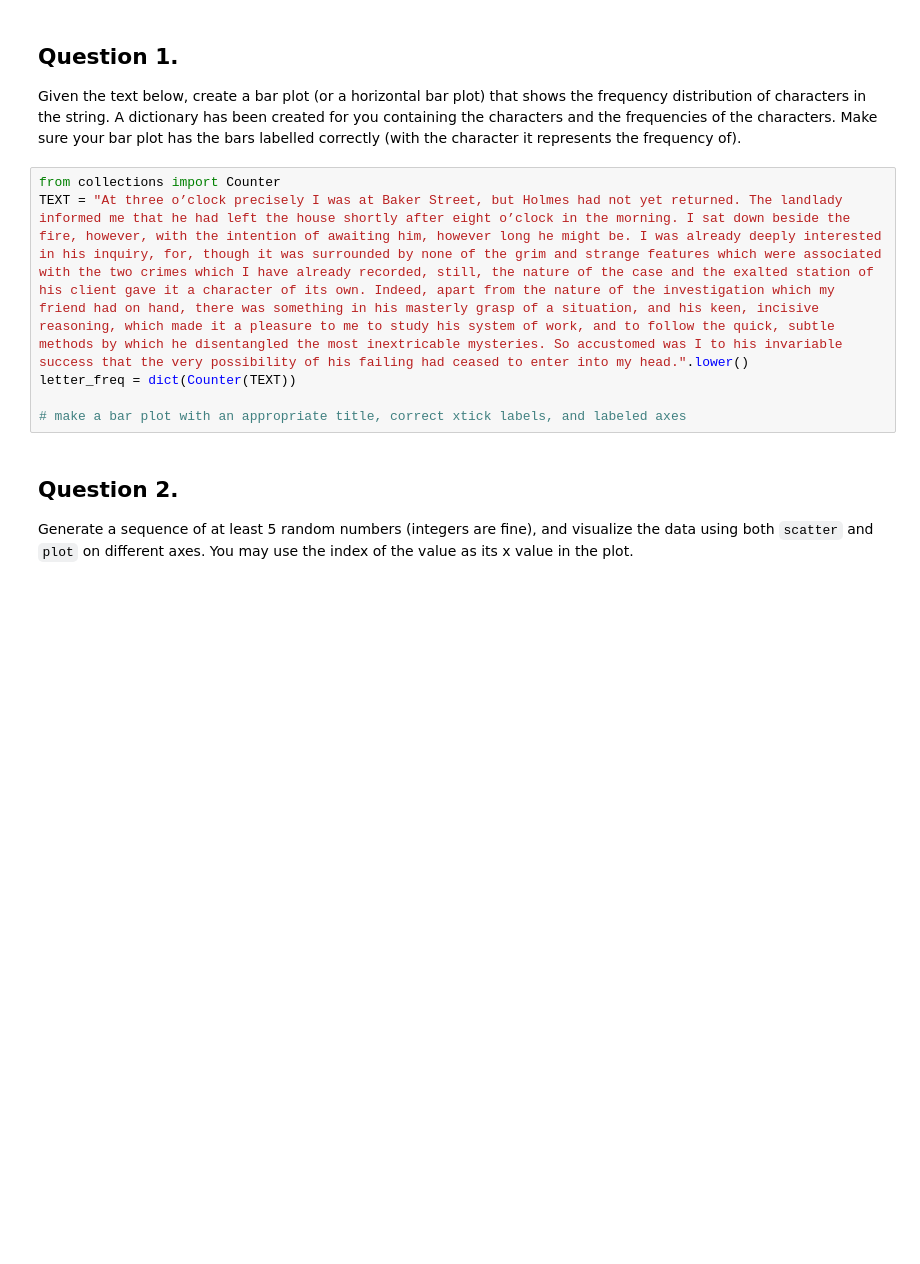
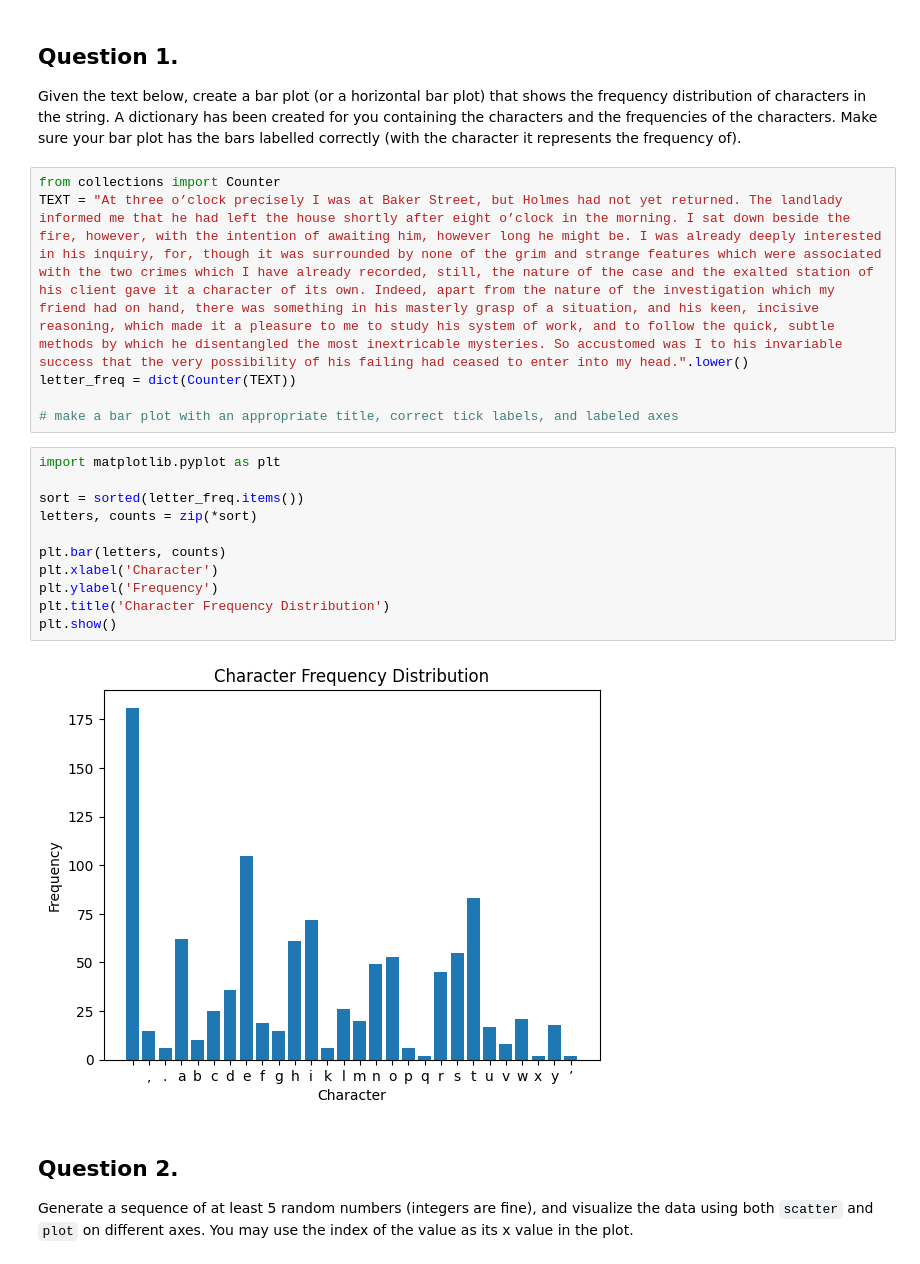
Before and after one commit to Pojetta/module_03, a Jupyter notebook: pyplot.ipynb, the cells around one changed output. Drawn from its saved outputs; the diff is of its cells as text; blank space fills up the shorter version.

```diff
--- a/pyplot.ipynb
+++ b/pyplot.ipynb
@@ -25,7 +25,20 @@ from collections import Counter
 TEXT = "At three o’clock precisely I was at Baker Street, but Holmes had not yet returned. The landlady informed me that he had left the house shortly after eight o’clock in the morning. I sat down beside the fire, however, with the intention of awaiting him, however long he might be. I was already deeply interested in his inquiry, for, though it was surrounded by none of the grim and strange features which were associated with the two crimes which I have already recorded, still, the nature of the case and the exalted station of his client gave it a character of its own. Indeed, apart from the nature of the investigation which my friend had on hand, there was something in his masterly grasp of a situation, and his keen, incisive reasoning, which made it a pleasure to me to study his system of work, and to follow the quick, subtle methods by which he disentangled the most inextricable mysteries. So accustomed was I to his invariable success that the very possibility of his failing had ceased to enter into my head.".lower()
 letter_freq = dict(Counter(TEXT))
 
-# make a bar plot with an appropriate title, correct xtick labels, and labeled axes
+# make a bar plot with an appropriate title, correct tick labels, and labeled axes
+# %%
+import matplotlib.pyplot as plt
+
+sort = sorted(letter_freq.items())
+letters, counts = zip(*sort)
+
+plt.bar(letters, counts)
+plt.xlabel('Character')
+plt.ylabel('Frequency')
+plt.title('Character Frequency Distribution')
+plt.show()
+# %% [output]
+[figure, added]
 # %% [markdown]
 ## Question 2.
 
```
Also changed, not shown: parts of 3 cells of this notebook.
